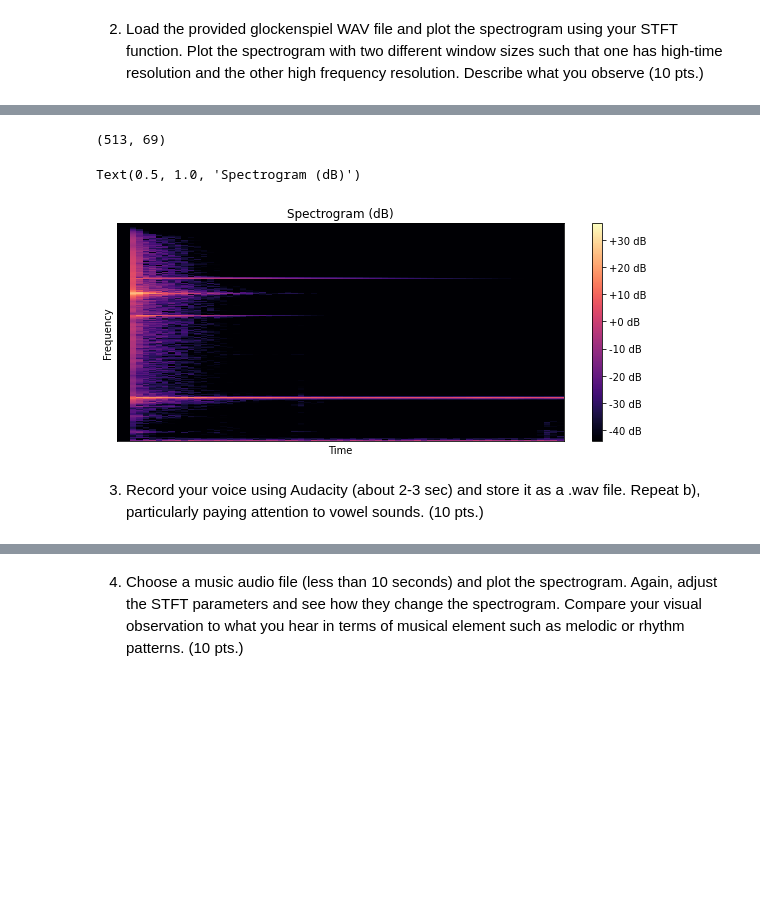
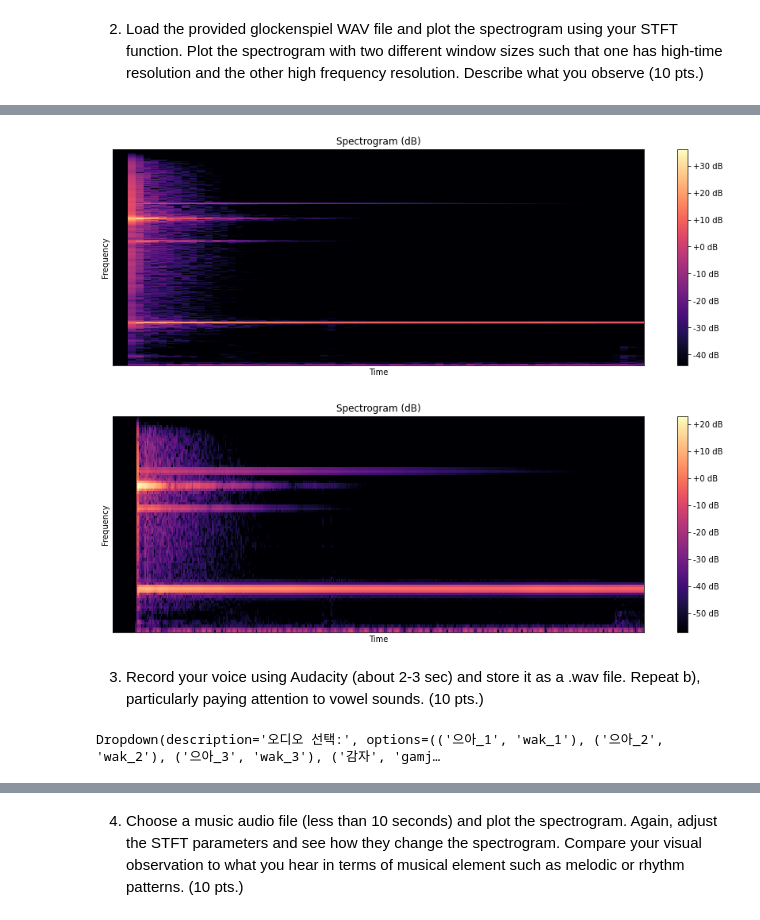
Before and after one commit to YoonjinXD/2022S_gct535, a Jupyter notebook: hw1/hw1.ipynb, the cells around one changed output, grey strips where cells are left out. Drawn from its saved outputs; the diff is of its cells as text; code cells hidden in the pictures; blank space fills up the shorter version.

```diff
--- a/hw1/hw1.ipynb
+++ b/hw1/hw1.ipynb
@@ -137,23 +155,18 @@ def stft(x, window, hop_size, fft_size):
 # %% [markdown]
 2. Load the provided glockenspiel WAV file and plot the spectrogram using your STFT function. Plot the spectrogram with two different window sizes such that one has high-time resolution and the other high frequency resolution. Describe what you observe (10 pts.)
 # %%
+# Set Hyper Parameters & Window
 sr = 16000
-x = librosa.load('./glockenspiel_short.wav', sr)[0]
-ipd.Audio(x, rate=sr)
+x = load_audio('./glockenspiel_short.wav')
 # %% [output]
 [interactive output not drawn]
 # %%
+# High frequency resolution(=Low time resoultion)
+hop_size = 512
+fft_size = 1024
 window_size = 1024
 window = np.hanning(window_size)
-y = stft(x, window, hop_size=512, fft_size=1024)
 
-magnitude = np.abs(y)
-log_spectrogram = librosa.amplitude_to_db(magnitude)
-
-plt.figure(figsize=(10,4))
-librosa.display.specshow(log_spectrogram, sr=16000, hop_length=512)
-plt.xlabel("Time")
-plt.ylabel("Frequency")
-plt.colorbar(format='%+2.0f dB')
-plt.title("Spectrogram (dB)")
+y = stft(x, window, hop_size=hop_size, fft_size=fft_size)
+plot_result(y)
 # %% [output]
@@ -162,21 +174,15 @@ Text(0.5, 1.0, 'Spectrogram (dB)')
 # %%
-# 일단 정답 보기
-x = librosa.load('./glockenspiel_short.wav', 16000)[0]
-y = librosa.stft(x, n_fft=1024, hop_length=512, win_length=1024, center=False)
-print(y.shape)
-
-magnitude = np.abs(y)
-log_spectrogram = librosa.amplitude_to_db(magnitude)
-
-plt.figure(figsize=(10,4))
-librosa.display.specshow(log_spectrogram, sr=16000, hop_length=512)
-plt.xlabel("Time")
-plt.ylabel("Frequency")
-plt.colorbar(format='%+2.0f dB')
-plt.title("Spectrogram (dB)")
+# Compare with the result from librosa
+lib_y = librosa.stft(x, n_fft=fft_size, hop_length=hop_size, win_length=window_size, center=False)
+plot_result(lib_y)
 # %% [output]
-(513, 69)
-Text(0.5, 1.0, 'Spectrogram (dB)')
-[figure, old version]
+[figure, new version]
+# %%
+# Low frequency resolution(=high time resolution)
+window = np.hanning(160)
+y = stft(x, window, hop_size=80, fft_size=160)
+plot_result(y)
+# %% [output]
+[figure, added]
 # %% [markdown]
 3. Record your voice using Audacity (about 2-3 sec) and store it as a .wav file. Repeat b), particularly paying attention to vowel sounds. (10 pts.)
@@ -188 +189,22 @@ Text(0.5, 1.0, 'Spectrogram (dB)')
+# %%
+# Set dropdown selection widget
+import ipywidgets as widgets
+
+w = widgets.Dropdown(
+    options=[('으아_1', 'wak_1'),
+             ('으아_2', 'wak_2'),
+             ('으아_3', 'wak_3'),
+             ('감자', 'gamja'),
+             ('감자튀김', 'gamja_fries'),
+             ('도리도리', 'doridori'),
+             ('오타마톤', 'otamatone'),
+             ('베이스슬랩', 'bass_slap')],
+    value='wak_1',
+    description='오디오 선택:',
+)
+
+w.observe(on_change)
+ipd.display(w)
+# %% [output]
+Dropdown(description='오디오 선택:', options=(('으아_1', 'wak_1'), ('으아_2', 'wak_2'), ('으아_3', 'wak_3'), ('감자', 'gamj…
 # %%
```
Also changed, not shown: parts of 20 cells of this notebook, 25 other files.
